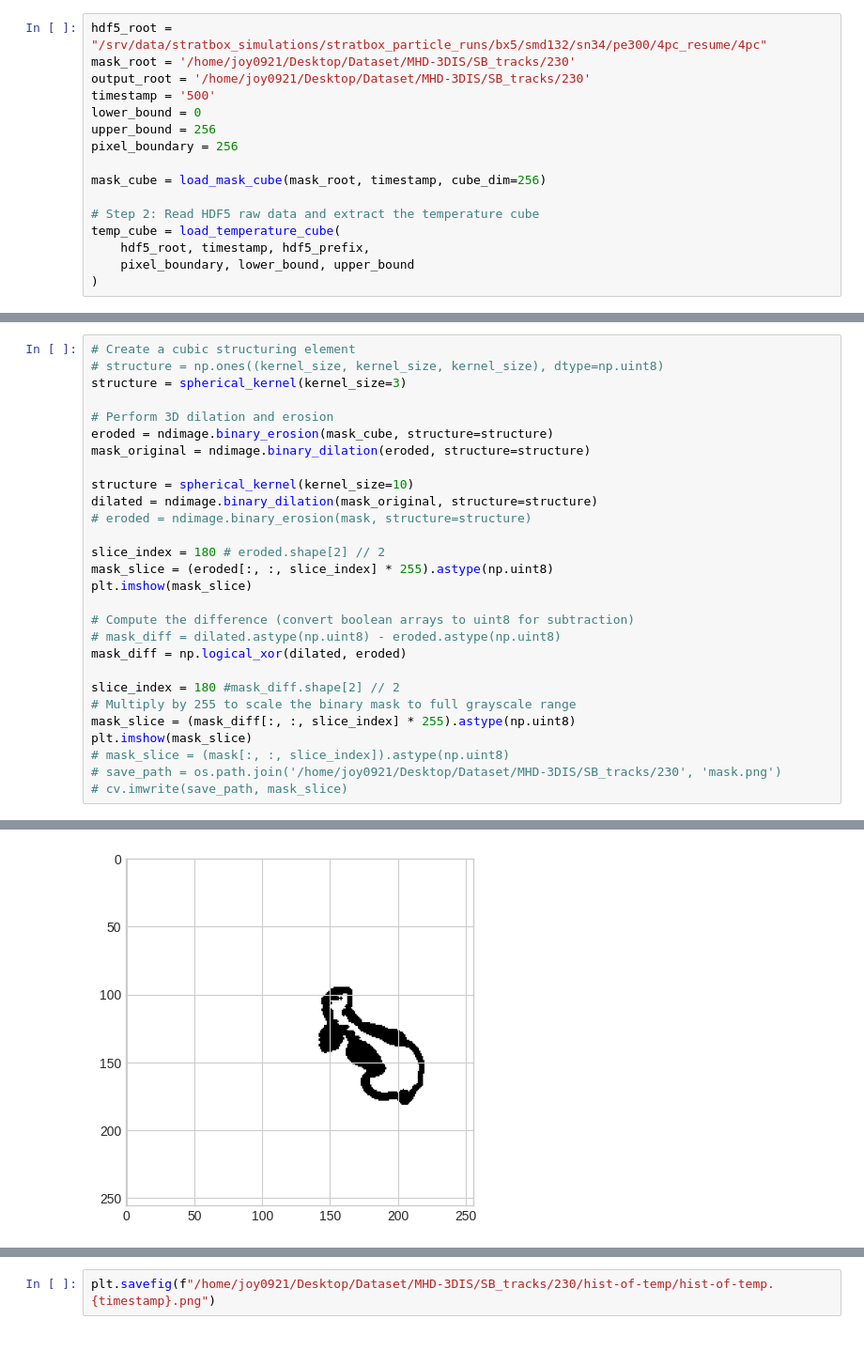
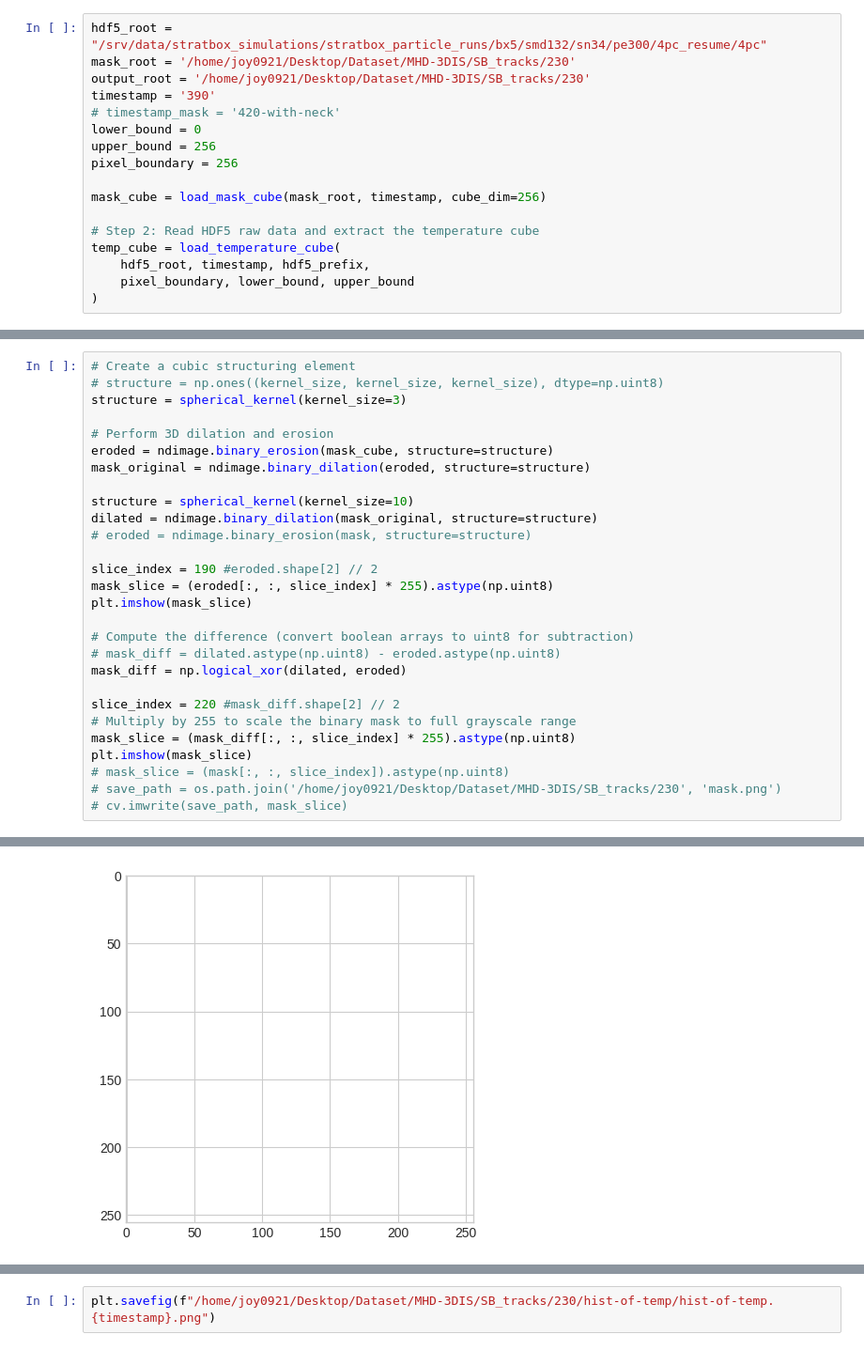
Before and after one commit to Joycelyn-Chen/Astro-UNETR, a Jupyter notebook: graphs/hist-of-temp.ipynb, the cells around one changed output, grey strips where cells are left out. Shown: that part at 94% size. Drawn from its saved outputs; the diff is of its cells as text.

```diff
--- a/graphs/hist-of-temp.ipynb
+++ b/graphs/hist-of-temp.ipynb
@@ -65,7 +67,8 @@ def spherical_kernel(kernel_size):
 hdf5_root = "/srv/data/stratbox_simulations/stratbox_particle_runs/bx5/smd132/sn34/pe300/4pc_resume/4pc"
 mask_root = '/home/joy0921/Desktop/Dataset/MHD-3DIS/SB_tracks/230'
 output_root = '/home/joy0921/Desktop/Dataset/MHD-3DIS/SB_tracks/230'
-timestamp = '500'
+timestamp = '390'
+# timestamp_mask = '420-with-neck'
 lower_bound = 0
 upper_bound = 256
 pixel_boundary = 256
@@ -87,34 +90,34 @@ yt : [INFO     ] 2025-02-24 17:29:17,945 Parameters: cosmological_simulation   =
 # %%
 # Create a cubic structuring element
 # structure = np.ones((kernel_size, kernel_size, kernel_size), dtype=np.uint8)
 structure = spherical_kernel(kernel_size=3)
 
 # Perform 3D dilation and erosion
 eroded = ndimage.binary_erosion(mask_cube, structure=structure)
 mask_original = ndimage.binary_dilation(eroded, structure=structure)
 
 structure = spherical_kernel(kernel_size=10)
 dilated = ndimage.binary_dilation(mask_original, structure=structure)
 # eroded = ndimage.binary_erosion(mask, structure=structure)
 
-slice_index = 180 # eroded.shape[2] // 2
+slice_index = 190 #eroded.shape[2] // 2
 mask_slice = (eroded[:, :, slice_index] * 255).astype(np.uint8)
 plt.imshow(mask_slice)
 
 # Compute the difference (convert boolean arrays to uint8 for subtraction)
 # mask_diff = dilated.astype(np.uint8) - eroded.astype(np.uint8)
 mask_diff = np.logical_xor(dilated, eroded)
 
-slice_index = 180 #mask_diff.shape[2] // 2
+slice_index = 220 #mask_diff.shape[2] // 2
 # Multiply by 255 to scale the binary mask to full grayscale range
 mask_slice = (mask_diff[:, :, slice_index] * 255).astype(np.uint8)
 plt.imshow(mask_slice)
 # mask_slice = (mask[:, :, slice_index]).astype(np.uint8)
 # save_path = os.path.join('/home/joy0921/Desktop/Dataset/MHD-3DIS/SB_tracks/230', 'mask.png')
 # cv.imwrite(save_path, mask_slice)
 # %% [output]
 <matplotlib.image.AxesImage at 0x...>
-[figure, old version]
+[figure, new version]
 # %%
 # temp_values = temp_cube[mask_diff == 1]
 temp_values = temp_cube[mask_diff == 1]
```
Also changed, not shown: parts of 4 cells of this notebook.
